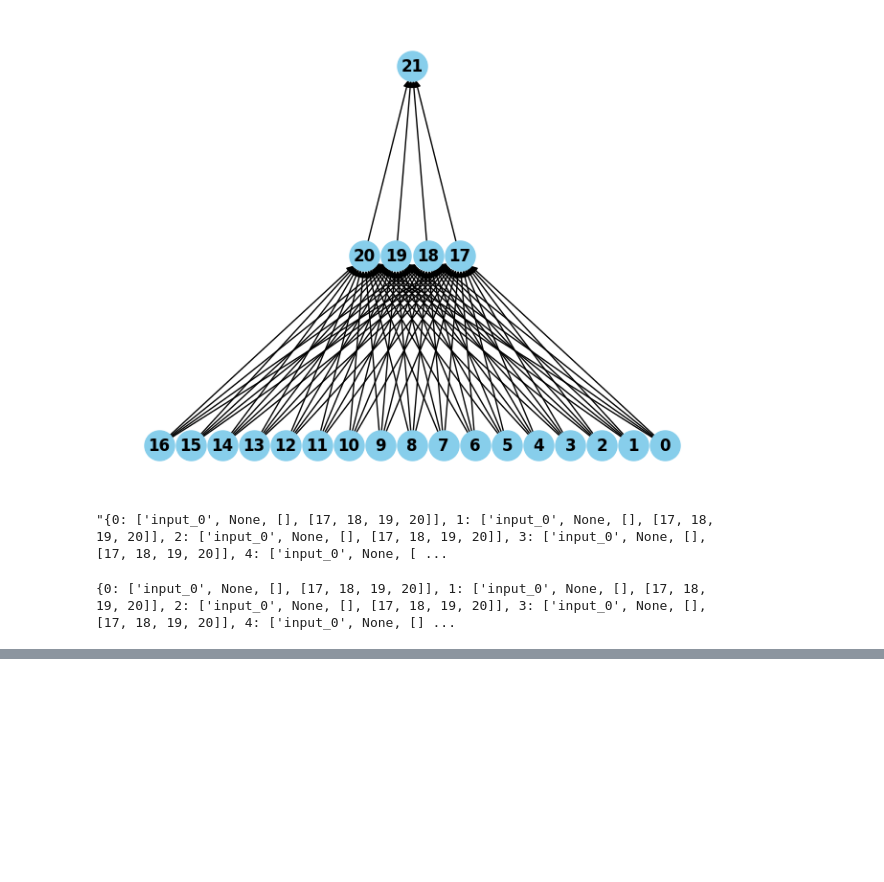
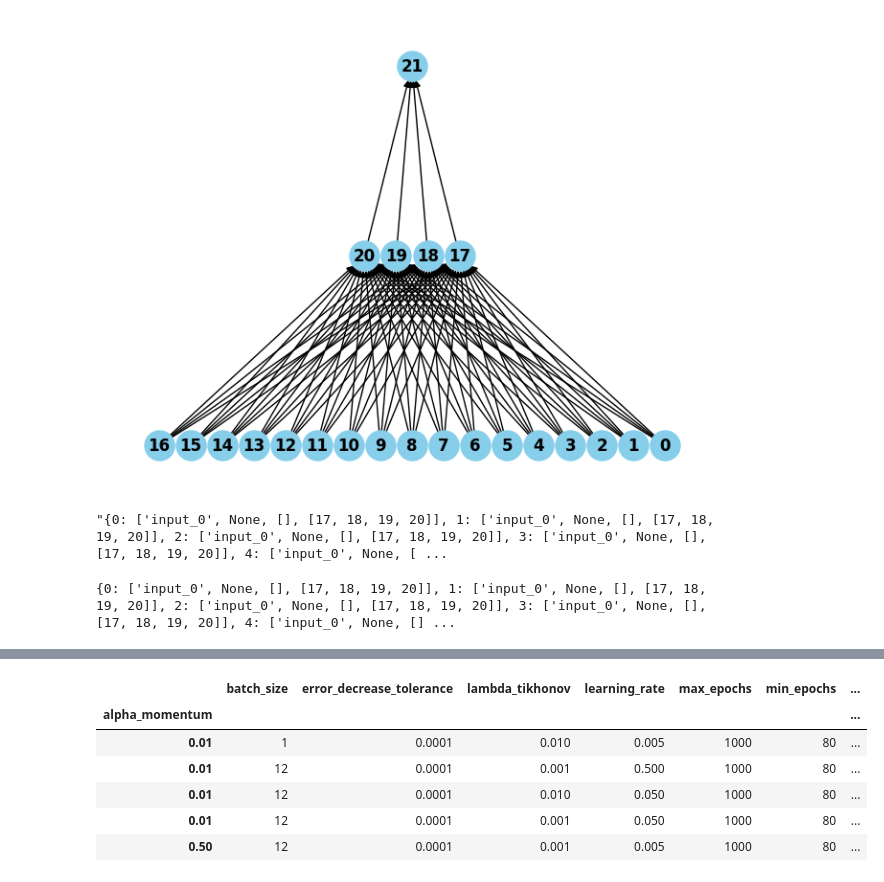
Before and after one commit to JacopoRaffi/ML_Proj_NN, a Jupyter notebook: notebook/validation_test.ipynb, the cells around one changed output, grey strips where cells are left out. Drawn from its saved outputs; the diff is of its cells as text; code cells hidden in the pictures; blank space fills up the shorter version.

```diff
--- a/notebook/validation_test.ipynb
+++ b/notebook/validation_test.ipynb
@@ -104,0 +110,12 @@ MS.grid_searchHO(training_set, validation_set,  hyperparam_grid, 2, True)
+# %%
+monk_3_results = pd.read_csv('GS_1.csv', index_col=0)
+
+monk_3_results.sample(5, random_state=RANDOM_STATE)
+# %% [output]
+|  | batch_size | error_decrease_tolerance | lambda_tikhonov | learning_rate | max_epochs | min_epochs | ... |
+| alpha_momentum |  |  |  |  |  |  | ... |
+| 0.01 | 1 | 0.0001 | 0.010 | 0.005 | 1000 | 80 | ... |
+| 0.01 | 12 | 0.0001 | 0.001 | 0.500 | 1000 | 80 | ... |
+| 0.01 | 12 | 0.0001 | 0.010 | 0.050 | 1000 | 80 | ... |
+| 0.01 | 12 | 0.0001 | 0.001 | 0.050 | 1000 | 80 | ... |
+| 0.50 | 12 | 0.0001 | 0.001 | 0.005 | 1000 | 80 | ... |
```
Also changed, not shown: parts of 1 cell of this notebook, 3 other files.
